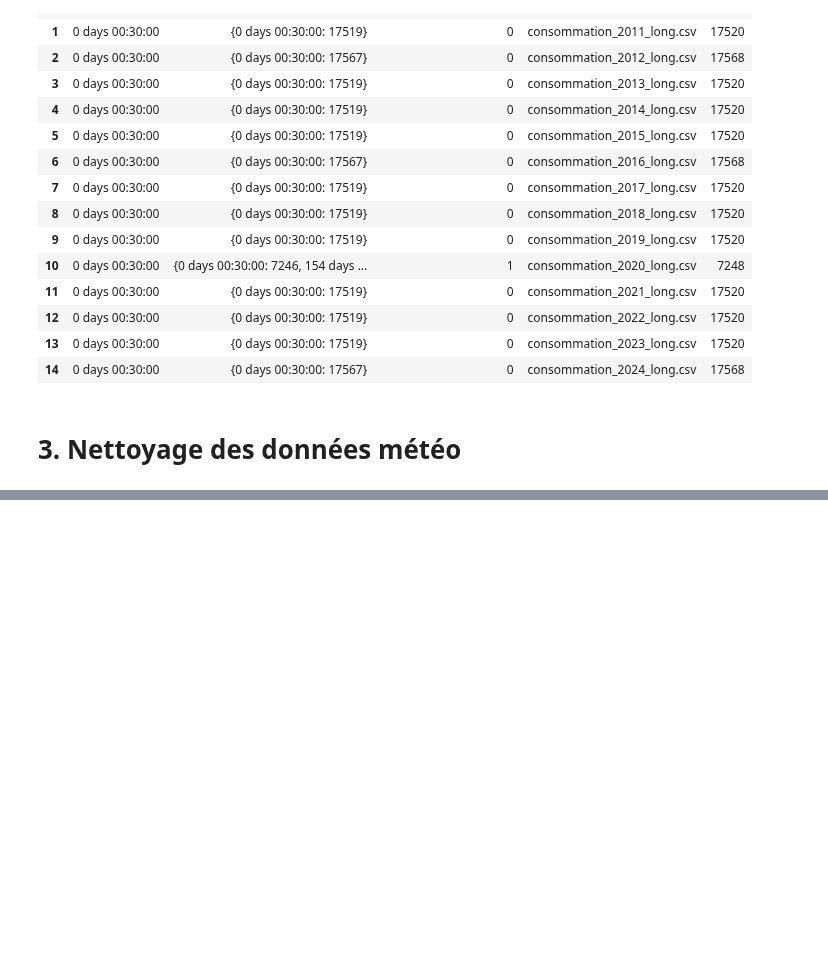
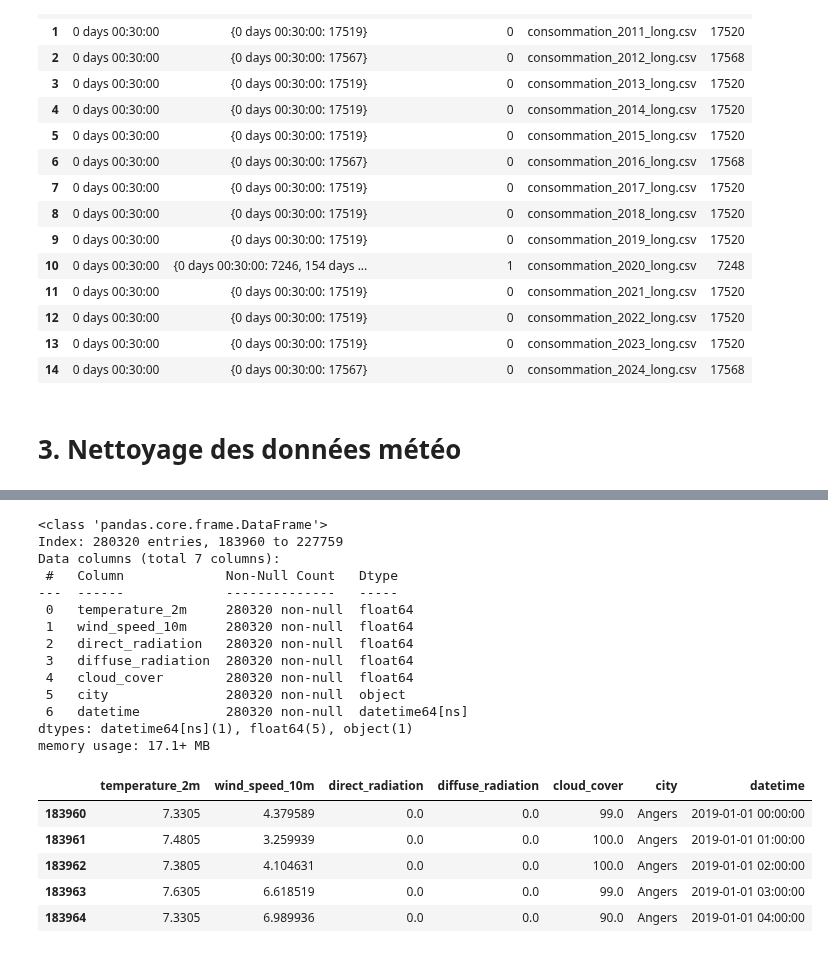
Before and after one commit to quentinbenchetrit/france-grid-stress-prediction, a Jupyter notebook: notebooks/02_cleaning.ipynb, the cells around one changed output, grey strips where cells are left out. Drawn from its saved outputs; the diff is of its cells as text; code cells hidden in the pictures; blank space fills up the shorter version.

```diff
--- a/notebooks/02_cleaning.ipynb
+++ b/notebooks/02_cleaning.ipynb
@@ -228,0 +274,32 @@ df_weather = pd.read_csv(
+# %%
+df_weather["datetime"] = pd.to_datetime(df_weather["date"], utc=True)
+# %%
+df_weather["datetime"] = df_weather["datetime"].dt.tz_convert(None)
+# %%
+df_weather = df_weather.drop(columns=["date"])
+# %%
+df_weather = df_weather.sort_values(["city", "datetime"])
+# %%
+df_weather.info()
+df_weather.head()
+# %% [output]
+<class 'pandas.core.frame.DataFrame'>
+Index: 280320 entries, 183960 to 227759
+Data columns (total 7 columns):
+ #   Column             Non-Null Count   Dtype
+---  ------             --------------   -----
+ 0   temperature_2m     280320 non-null  float64
+ 1   wind_speed_10m     280320 non-null  float64
+ 2   direct_radiation   280320 non-null  float64
+ 3   diffuse_radiation  280320 non-null  float64
+ 4   cloud_cover        280320 non-null  float64
+ 5   city               280320 non-null  object
+ 6   datetime           280320 non-null  datetime64[ns]
+dtypes: datetime64[ns](1), float64(5), object(1)
+memory usage: 17.1+ MB
+|  | temperature_2m | wind_speed_10m | direct_radiation | diffuse_radiation | cloud_cover | city | datetime |
+| 183960 | 7.3305 | 4.379589 | 0.0 | 0.0 | 99.0 | Angers | 2019-01-01 00:00:00 |
+| 183961 | 7.4805 | 3.259939 | 0.0 | 0.0 | 100.0 | Angers | 2019-01-01 01:00:00 |
+| 183962 | 7.3805 | 4.104631 | 0.0 | 0.0 | 100.0 | Angers | 2019-01-01 02:00:00 |
+| 183963 | 7.6305 | 6.618519 | 0.0 | 0.0 | 99.0 | Angers | 2019-01-01 03:00:00 |
+| 183964 | 7.3305 | 6.989936 | 0.0 | 0.0 | 90.0 | Angers | 2019-01-01 04:00:00 |
```
Also changed, not shown: parts of 9 cells of this notebook, 32 other files.
